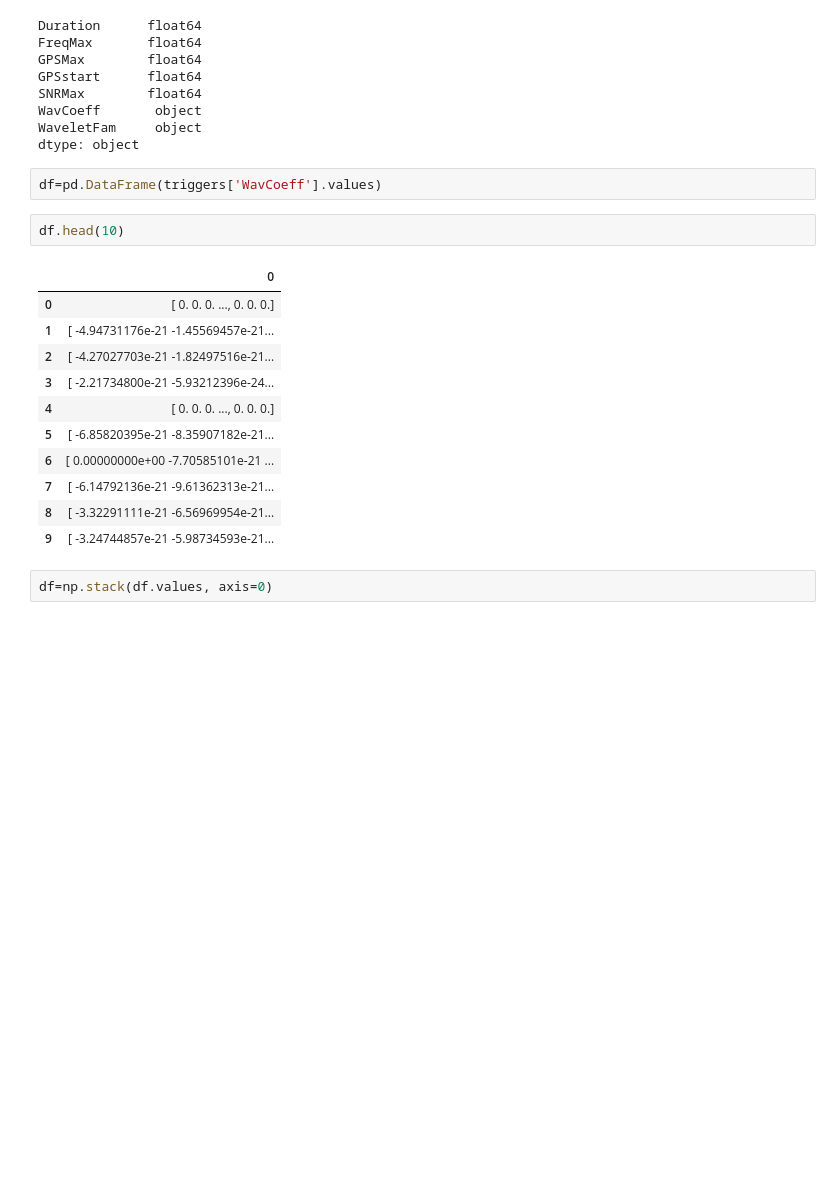
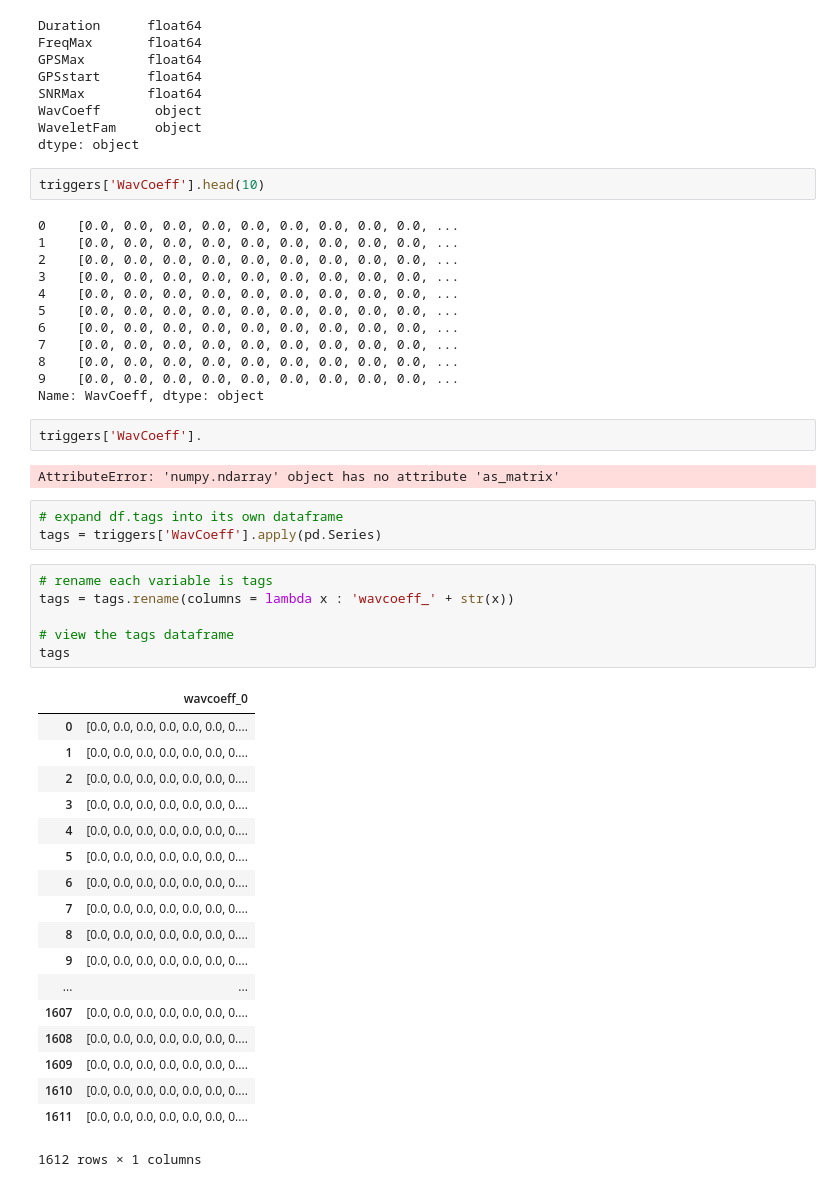
Before and after one commit to elenacuoco/wdfml, a Jupyter notebook: examples/ClassWDFML.ipynb, the cells around one changed output. Drawn from its saved outputs; the diff is of its cells as text; blank space fills up the shorter version.

```diff
--- a/examples/ClassWDFML.ipynb
+++ b/examples/ClassWDFML.ipynb
@@ -122,21 +122,49 @@ SNRMax        float64
 WavCoeff       object
 WaveletFam     object
 dtype: object
-# %%
-df=pd.DataFrame(triggers['WavCoeff'].values)
 # %%
-df.head(10)
+triggers['WavCoeff'].head(10)
 # %% [output]
-|  | 0 |
-| 0 | [ 0. 0. 0. ..., 0. 0. 0.] |
-| 1 | [ -4.94731176e-21 -1.45569457e-21... |
-| 2 | [ -4.27027703e-21 -1.82497516e-21... |
-| 3 | [ -2.21734800e-21 -5.93212396e-24... |
-| 4 | [ 0. 0. 0. ..., 0. 0. 0.] |
-| 5 | [ -6.85820395e-21 -8.35907182e-21... |
-| 6 | [ 0.00000000e+00 -7.70585101e-21 ... |
-| 7 | [ -6.14792136e-21 -9.61362313e-21... |
-| 8 | [ -3.32291111e-21 -6.56969954e-21... |
-| 9 | [ -3.24744857e-21 -5.98734593e-21... |
+0    [0.0, 0.0, 0.0, 0.0, 0.0, 0.0, 0.0, 0.0, 0.0, ...
+1    [0.0, 0.0, 0.0, 0.0, 0.0, 0.0, 0.0, 0.0, 0.0, ...
+2    [0.0, 0.0, 0.0, 0.0, 0.0, 0.0, 0.0, 0.0, 0.0, ...
+3    [0.0, 0.0, 0.0, 0.0, 0.0, 0.0, 0.0, 0.0, 0.0, ...
+4    [0.0, 0.0, 0.0, 0.0, 0.0, 0.0, 0.0, 0.0, 0.0, ...
+5    [0.0, 0.0, 0.0, 0.0, 0.0, 0.0, 0.0, 0.0, 0.0, ...
+6    [0.0, 0.0, 0.0, 0.0, 0.0, 0.0, 0.0, 0.0, 0.0, ...
+7    [0.0, 0.0, 0.0, 0.0, 0.0, 0.0, 0.0, 0.0, 0.0, ...
+8    [0.0, 0.0, 0.0, 0.0, 0.0, 0.0, 0.0, 0.0, 0.0, ...
+9    [0.0, 0.0, 0.0, 0.0, 0.0, 0.0, 0.0, 0.0, 0.0, ...
+Name: WavCoeff, dtype: object
-# %%
-df=np.stack(df.values, axis=0)
+# %%
+triggers['WavCoeff'].
+# %% [output]
+AttributeError: 'numpy.ndarray' object has no attribute 'as_matrix'
+# %%
+# expand df.tags into its own dataframe
+tags = triggers['WavCoeff'].apply(pd.Series)
+# %%
+# rename each variable is tags
+tags = tags.rename(columns = lambda x : 'wavcoeff_' + str(x))
+
+# view the tags dataframe
+tags
+# %% [output]
+|  | wavcoeff_0 |
+| 0 | [0.0, 0.0, 0.0, 0.0, 0.0, 0.0, 0.... |
+| 1 | [0.0, 0.0, 0.0, 0.0, 0.0, 0.0, 0.... |
+| 2 | [0.0, 0.0, 0.0, 0.0, 0.0, 0.0, 0.... |
+| 3 | [0.0, 0.0, 0.0, 0.0, 0.0, 0.0, 0.... |
+| 4 | [0.0, 0.0, 0.0, 0.0, 0.0, 0.0, 0.... |
+| 5 | [0.0, 0.0, 0.0, 0.0, 0.0, 0.0, 0.... |
+| 6 | [0.0, 0.0, 0.0, 0.0, 0.0, 0.0, 0.... |
+| 7 | [0.0, 0.0, 0.0, 0.0, 0.0, 0.0, 0.... |
+| 8 | [0.0, 0.0, 0.0, 0.0, 0.0, 0.0, 0.... |
+| 9 | [0.0, 0.0, 0.0, 0.0, 0.0, 0.0, 0.... |
+| ... | ... |
+| 1607 | [0.0, 0.0, 0.0, 0.0, 0.0, 0.0, 0.... |
+| 1608 | [0.0, 0.0, 0.0, 0.0, 0.0, 0.0, 0.... |
+| 1609 | [0.0, 0.0, 0.0, 0.0, 0.0, 0.0, 0.... |
+| 1610 | [0.0, 0.0, 0.0, 0.0, 0.0, 0.0, 0.... |
+| 1611 | [0.0, 0.0, 0.0, 0.0, 0.0, 0.0, 0.... |
+1612 rows × 1 columns
```
Also changed, not shown: parts of 13 cells of this notebook, 1 other file.
